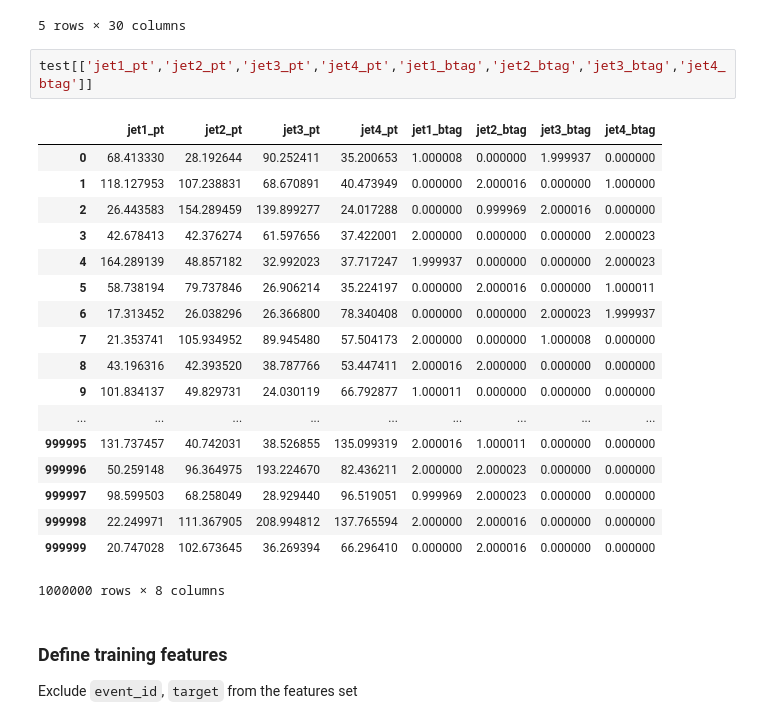
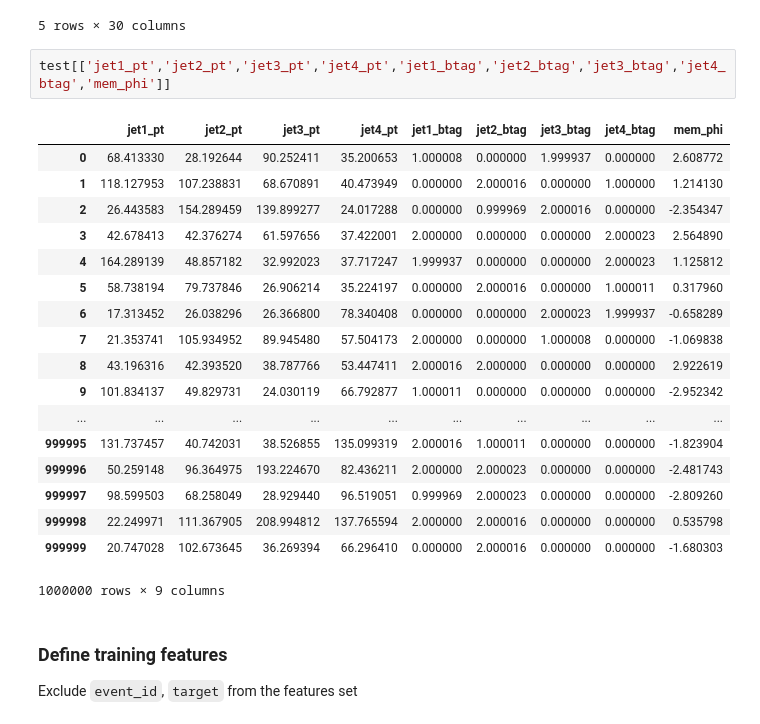
Before and after one commit to ClaudiaBert/mlhep2016, a Jupyter notebook: higgs_kaggle/baseline.ipynb, the cells around one changed output. Drawn from its saved outputs; the diff is of its cells as text.

```diff
--- a/higgs_kaggle/baseline.ipynb
+++ b/higgs_kaggle/baseline.ipynb
@@ -71,26 +71,26 @@ data.head()
 | 4 | 1000005 | 0 | 44.409187 | -0.228907 | -1.837974 | 49.886654 | 0.156533 | 32.852112 | 2.561646 | 2.641460 | ... |
 5 rows × 30 columns
 # %%
-test[['jet1_pt','jet2_pt','jet3_pt','jet4_pt','jet1_btag','jet2_btag','jet3_btag','jet4_btag']]
+test[['jet1_pt','jet2_pt','jet3_pt','jet4_pt','jet1_btag','jet2_btag','jet3_btag','jet4_btag','mem_phi']]
 # %% [output]
-|  | jet1_pt | jet2_pt | jet3_pt | jet4_pt | jet1_btag | jet2_btag | jet3_btag | jet4_btag |
-| 0 | 68.413330 | 28.192644 | 90.252411 | 35.200653 | 1.000008 | 0.000000 | 1.999937 | 0.000000 |
-| 1 | 118.127953 | 107.238831 | 68.670891 | 40.473949 | 0.000000 | 2.000016 | 0.000000 | 1.000000 |
-| 2 | 26.443583 | 154.289459 | 139.899277 | 24.017288 | 0.000000 | 0.999969 | 2.000016 | 0.000000 |
-| 3 | 42.678413 | 42.376274 | 61.597656 | 37.422001 | 2.000000 | 0.000000 | 0.000000 | 2.000023 |
-| 4 | 164.289139 | 48.857182 | 32.992023 | 37.717247 | 1.999937 | 0.000000 | 0.000000 | 2.000023 |
-| 5 | 58.738194 | 79.737846 | 26.906214 | 35.224197 | 0.000000 | 2.000016 | 0.000000 | 1.000011 |
-| 6 | 17.313452 | 26.038296 | 26.366800 | 78.340408 | 0.000000 | 0.000000 | 2.000023 | 1.999937 |
-| 7 | 21.353741 | 105.934952 | 89.945480 | 57.504173 | 2.000000 | 0.000000 | 1.000008 | 0.000000 |
-| 8 | 43.196316 | 42.393520 | 38.787766 | 53.447411 | 2.000016 | 2.000000 | 0.000000 | 0.000000 |
-| 9 | 101.834137 | 49.829731 | 24.030119 | 66.792877 | 1.000011 | 0.000000 | 0.000000 | 0.000000 |
-| ... | ... | ... | ... | ... | ... | ... | ... | ... |
-| 999995 | 131.737457 | 40.742031 | 38.526855 | 135.099319 | 2.000016 | 1.000011 | 0.000000 | 0.000000 |
-| 999996 | 50.259148 | 96.364975 | 193.224670 | 82.436211 | 2.000000 | 2.000023 | 0.000000 | 0.000000 |
-| 999997 | 98.599503 | 68.258049 | 28.929440 | 96.519051 | 0.999969 | 2.000023 | 0.000000 | 0.000000 |
-| 999998 | 22.249971 | 111.367905 | 208.994812 | 137.765594 | 2.000000 | 2.000016 | 0.000000 | 0.000000 |
-| 999999 | 20.747028 | 102.673645 | 36.269394 | 66.296410 | 0.000000 | 2.000016 | 0.000000 | 0.000000 |
+|  | jet1_pt | jet2_pt | jet3_pt | jet4_pt | jet1_btag | jet2_btag | jet3_btag | jet4_btag | mem_phi |
+| 0 | 68.413330 | 28.192644 | 90.252411 | 35.200653 | 1.000008 | 0.000000 | 1.999937 | 0.000000 | 2.608772 |
+| 1 | 118.127953 | 107.238831 | 68.670891 | 40.473949 | 0.000000 | 2.000016 | 0.000000 | 1.000000 | 1.214130 |
+| 2 | 26.443583 | 154.289459 | 139.899277 | 24.017288 | 0.000000 | 0.999969 | 2.000016 | 0.000000 | -2.354347 |
+| 3 | 42.678413 | 42.376274 | 61.597656 | 37.422001 | 2.000000 | 0.000000 | 0.000000 | 2.000023 | 2.564890 |
+| 4 | 164.289139 | 48.857182 | 32.992023 | 37.717247 | 1.999937 | 0.000000 | 0.000000 | 2.000023 | 1.125812 |
+| 5 | 58.738194 | 79.737846 | 26.906214 | 35.224197 | 0.000000 | 2.000016 | 0.000000 | 1.000011 | 0.317960 |
+| 6 | 17.313452 | 26.038296 | 26.366800 | 78.340408 | 0.000000 | 0.000000 | 2.000023 | 1.999937 | -0.658289 |
+| 7 | 21.353741 | 105.934952 | 89.945480 | 57.504173 | 2.000000 | 0.000000 | 1.000008 | 0.000000 | -1.069838 |
+| 8 | 43.196316 | 42.393520 | 38.787766 | 53.447411 | 2.000016 | 2.000000 | 0.000000 | 0.000000 | 2.922619 |
+| 9 | 101.834137 | 49.829731 | 24.030119 | 66.792877 | 1.000011 | 0.000000 | 0.000000 | 0.000000 | -2.952342 |
+| ... | ... | ... | ... | ... | ... | ... | ... | ... | ... |
+| 999995 | 131.737457 | 40.742031 | 38.526855 | 135.099319 | 2.000016 | 1.000011 | 0.000000 | 0.000000 | -1.823904 |
+| 999996 | 50.259148 | 96.364975 | 193.224670 | 82.436211 | 2.000000 | 2.000023 | 0.000000 | 0.000000 | -2.481743 |
+| 999997 | 98.599503 | 68.258049 | 28.929440 | 96.519051 | 0.999969 | 2.000023 | 0.000000 | 0.000000 | -2.809260 |
+| 999998 | 22.249971 | 111.367905 | 208.994812 | 137.765594 | 2.000000 | 2.000016 | 0.000000 | 0.000000 | 0.535798 |
+| 999999 | 20.747028 | 102.673645 | 36.269394 | 66.296410 | 0.000000 | 2.000016 | 0.000000 | 0.000000 | -1.680303 |
-1000000 rows × 8 columns
+1000000 rows × 9 columns
 # %% [markdown]
 ### Define training features
 
```
Also changed, not shown: parts of 15 cells of this notebook, 22 other files.
